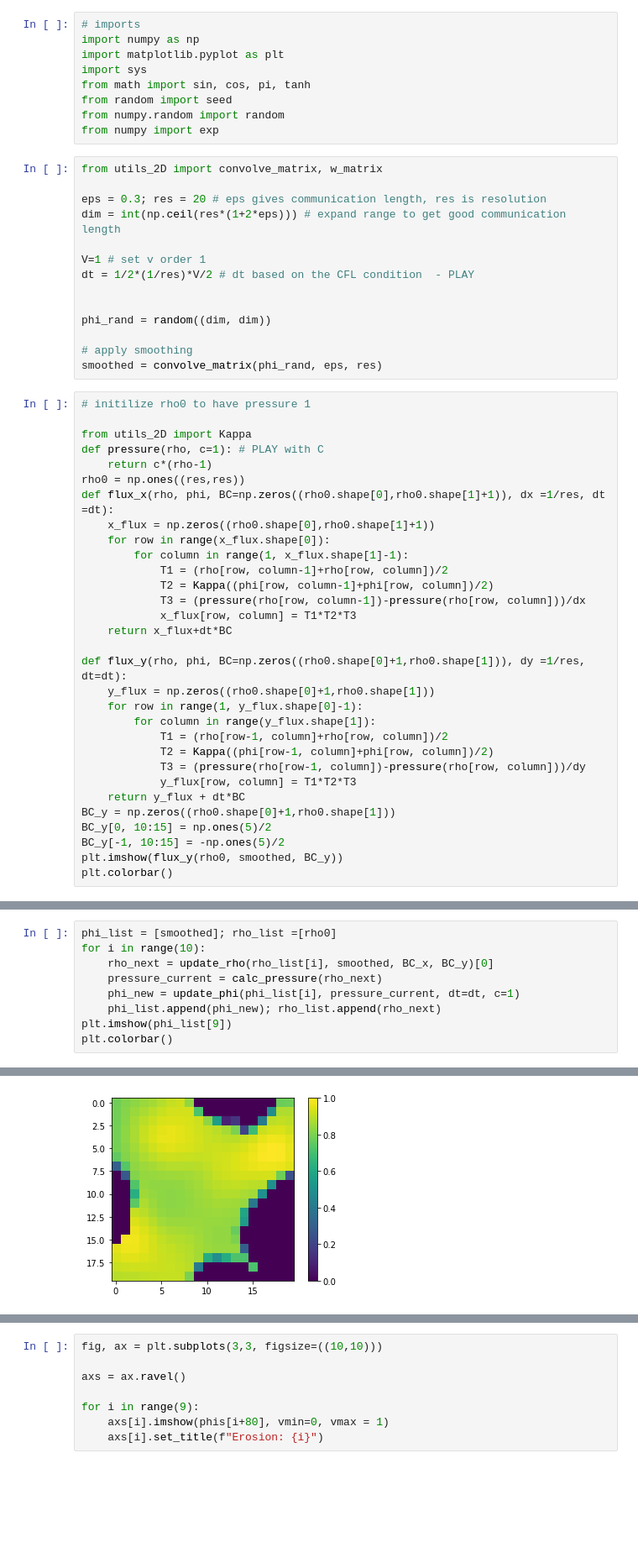
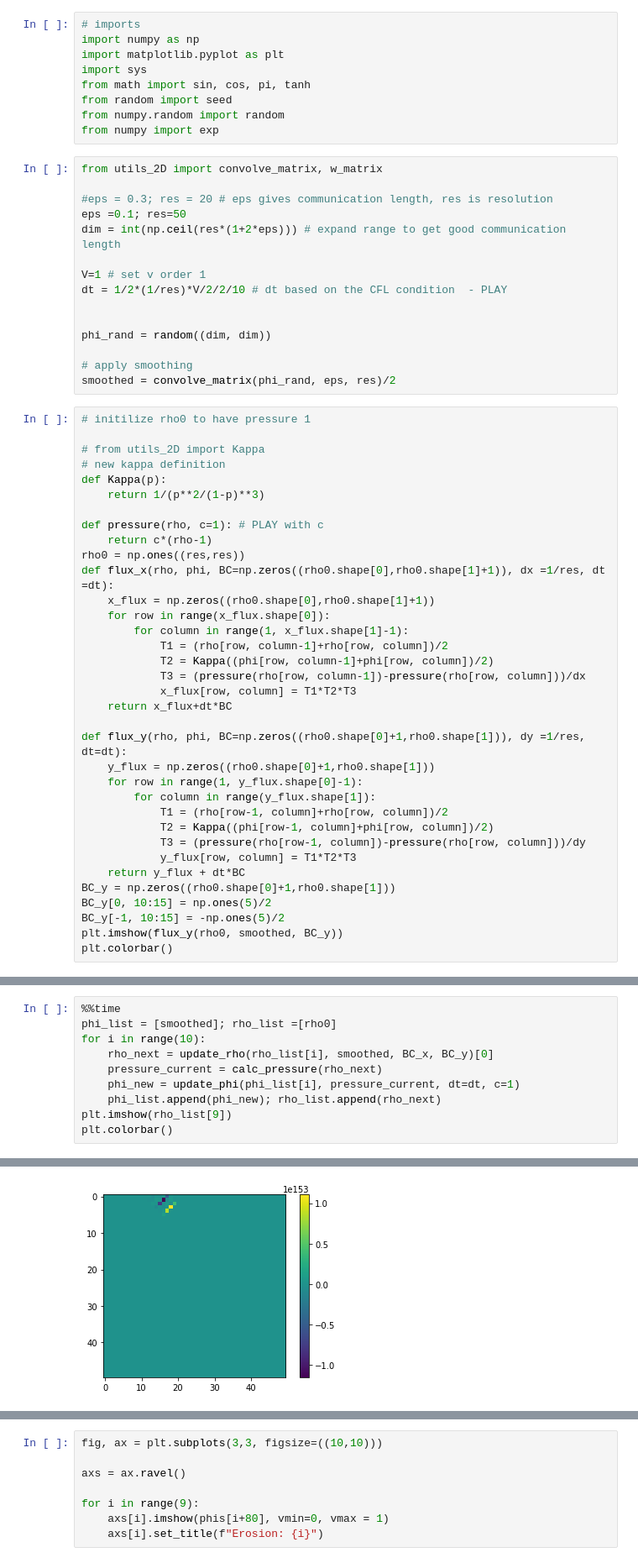
Before and after one commit to Julians42/AM205_Final_Project, a Jupyter notebook: pressure_prop.ipynb, the cells around one changed output, grey strips where cells are left out. Shown at 84% size. Saved outputs shown, nothing was run; the diff lists cells and outputs as text; blank space fills up the shorter version.

```diff
--- a/pressure_prop.ipynb
+++ b/pressure_prop.ipynb
@@ -13,22 +13,27 @@ from numpy import exp
 # %%
 from utils_2D import convolve_matrix, w_matrix
 
-eps = 0.3; res = 20 # eps gives communication length, res is resolution
+#eps = 0.3; res = 20 # eps gives communication length, res is resolution
+eps =0.1; res=50
 dim = int(np.ceil(res*(1+2*eps))) # expand range to get good communication length
 
 V=1 # set v order 1
-dt = 1/2*(1/res)*V/2 # dt based on the CFL condition  - PLAY
+dt = 1/2*(1/res)*V/2/2/10 # dt based on the CFL condition  - PLAY
 
 
 phi_rand = random((dim, dim))
 
 # apply smoothing
-smoothed = convolve_matrix(phi_rand, eps, res)
+smoothed = convolve_matrix(phi_rand, eps, res)/2
 # %%
 # initilize rho0 to have pressure 1
 
-from utils_2D import Kappa
-def pressure(rho, c=1): # PLAY with C
+# from utils_2D import Kappa
+# new kappa definition
+def Kappa(p):
+    return 1/(p**2/(1-p)**3)
+
+def pressure(rho, c=1): # PLAY with c
     return c*(rho-1)
 rho0 = np.ones((res,res))
 def flux_x(rho, phi, BC=np.zeros((rho0.shape[0],rho0.shape[1]+1)), dx =1/res, dt =dt):
@@ -164,10 +169,11 @@ plt.imshow(new_phi)
 # %%
+%%time
 phi_list = [smoothed]; rho_list =[rho0]
 for i in range(10):
     rho_next = update_rho(rho_list[i], smoothed, BC_x, BC_y)[0]
     pressure_current = calc_pressure(rho_next)
     phi_new = update_phi(phi_list[i], pressure_current, dt=dt, c=1)
     phi_list.append(phi_new); rho_list.append(rho_next)
-plt.imshow(phi_list[9])
+plt.imshow(rho_list[9])
 plt.colorbar()
 # %% [output]
@@ -175 +183 @@ plt.colorbar()
-[figure, old version]
+[figure, new version]
```
Also changed, not shown: parts of 9 cells of this notebook, 3 other files.
